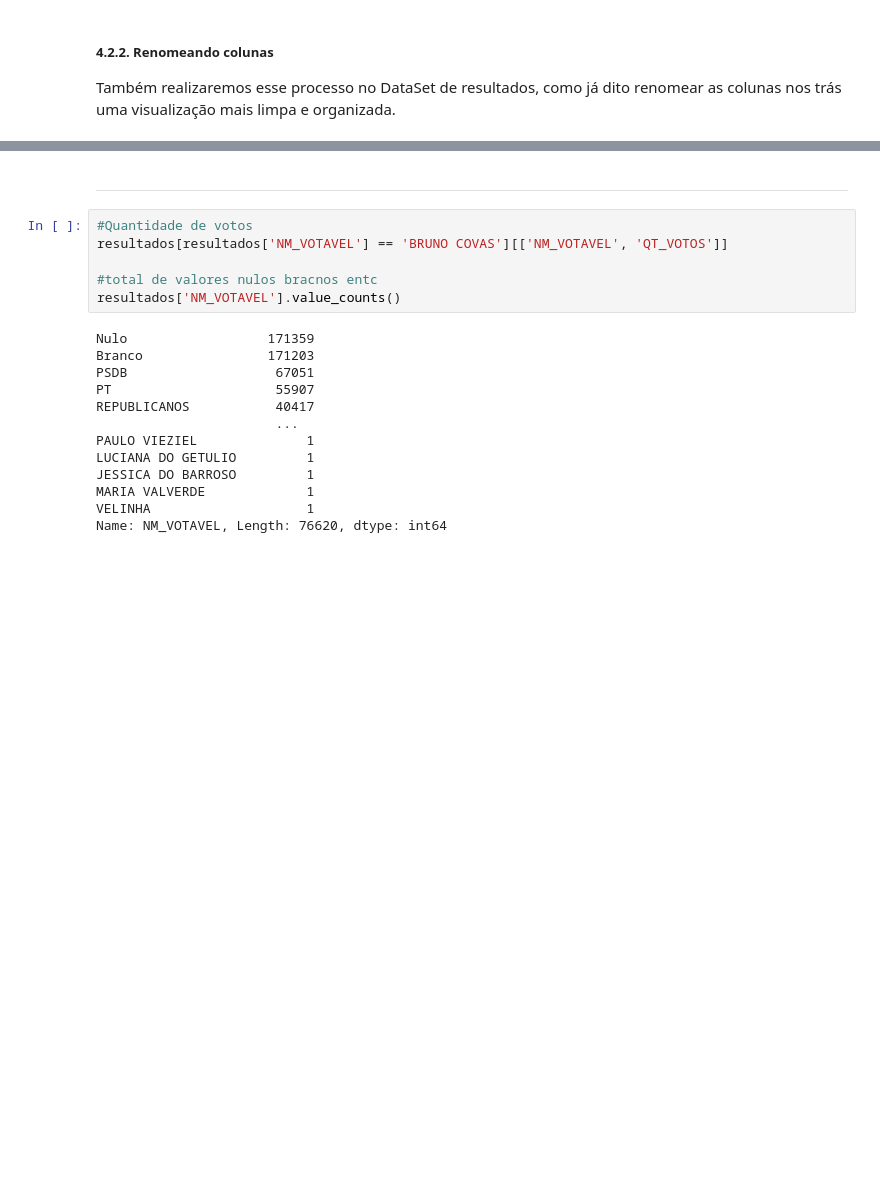
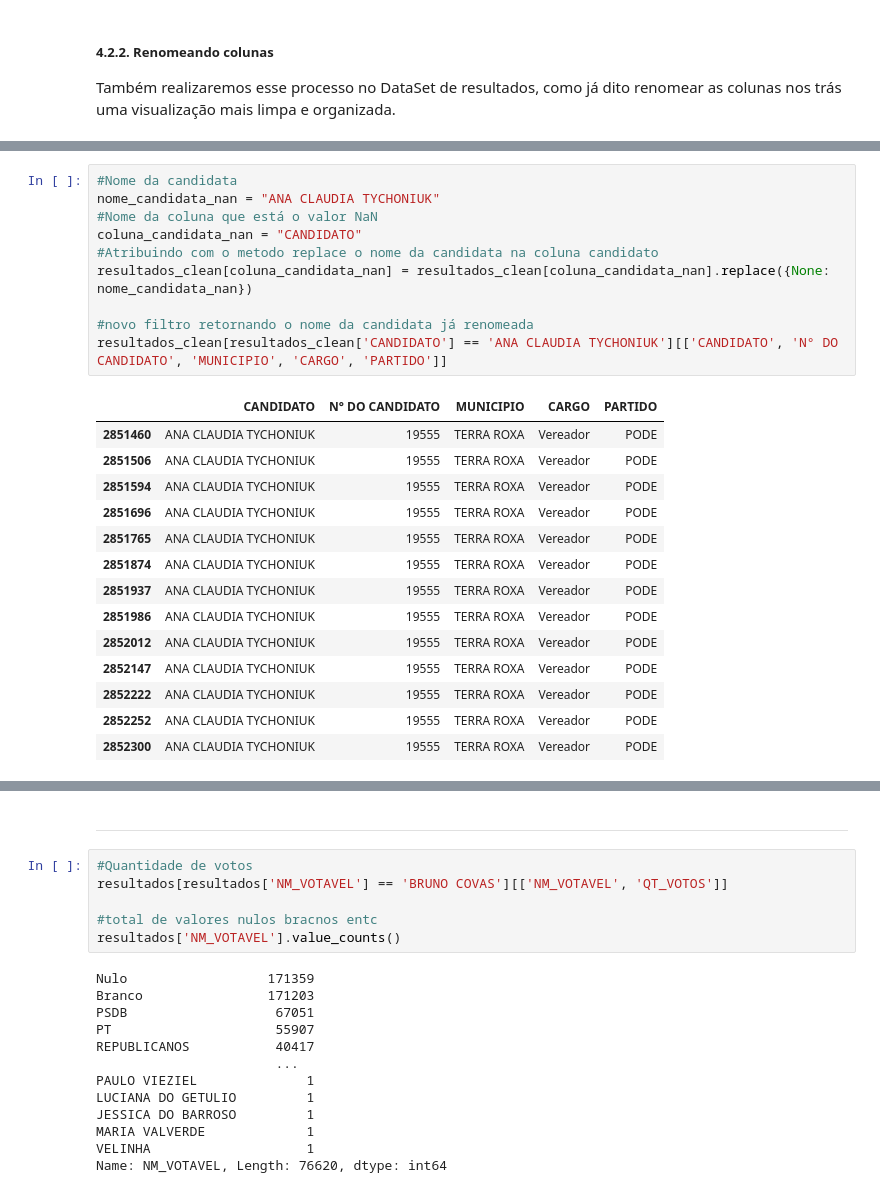
Before and after one commit to gideoni-santos/desafio-RenovaBR, a Jupyter notebook: relatorio.ipynb, the cells around one changed output, grey strips where cells are left out. Drawn from its saved outputs; the diff is of its cells as text; blank space fills up the shorter version.

```diff
--- a/relatorio.ipynb
+++ b/relatorio.ipynb
@@ -732,0 +757,25 @@ Com as colunas já renomeadas, seguiremos com nossa análise.
+# %%
+#Nome da candidata
+nome_candidata_nan = "ANA CLAUDIA TYCHONIUK"
+#Nome da coluna que está o valor NaN
+coluna_candidata_nan = "CANDIDATO"
+#Atribuindo com o metodo replace o nome da candidata na coluna candidato
+resultados_clean[coluna_candidata_nan] = resultados_clean[coluna_candidata_nan].replace({None: nome_candidata_nan})
+
+#novo filtro retornando o nome da candidata já renomeada
+resultados_clean[resultados_clean['CANDIDATO'] == 'ANA CLAUDIA TYCHONIUK'][['CANDIDATO', 'N° DO CANDIDATO', 'MUNICIPIO', 'CARGO', 'PARTIDO']]
+# %% [output]
+|  | CANDIDATO | N° DO CANDIDATO | MUNICIPIO | CARGO | PARTIDO |
+| 2851460 | ANA CLAUDIA TYCHONIUK | 19555 | TERRA ROXA | Vereador | PODE |
+| 2851506 | ANA CLAUDIA TYCHONIUK | 19555 | TERRA ROXA | Vereador | PODE |
+| 2851594 | ANA CLAUDIA TYCHONIUK | 19555 | TERRA ROXA | Vereador | PODE |
+| 2851696 | ANA CLAUDIA TYCHONIUK | 19555 | TERRA ROXA | Vereador | PODE |
+| 2851765 | ANA CLAUDIA TYCHONIUK | 19555 | TERRA ROXA | Vereador | PODE |
+| 2851874 | ANA CLAUDIA TYCHONIUK | 19555 | TERRA ROXA | Vereador | PODE |
+| 2851937 | ANA CLAUDIA TYCHONIUK | 19555 | TERRA ROXA | Vereador | PODE |
+| 2851986 | ANA CLAUDIA TYCHONIUK | 19555 | TERRA ROXA | Vereador | PODE |
+| 2852012 | ANA CLAUDIA TYCHONIUK | 19555 | TERRA ROXA | Vereador | PODE |
+| 2852147 | ANA CLAUDIA TYCHONIUK | 19555 | TERRA ROXA | Vereador | PODE |
+| 2852222 | ANA CLAUDIA TYCHONIUK | 19555 | TERRA ROXA | Vereador | PODE |
+| 2852252 | ANA CLAUDIA TYCHONIUK | 19555 | TERRA ROXA | Vereador | PODE |
+| 2852300 | ANA CLAUDIA TYCHONIUK | 19555 | TERRA ROXA | Vereador | PODE |
```
Also changed, not shown: parts of 9 cells of this notebook.
